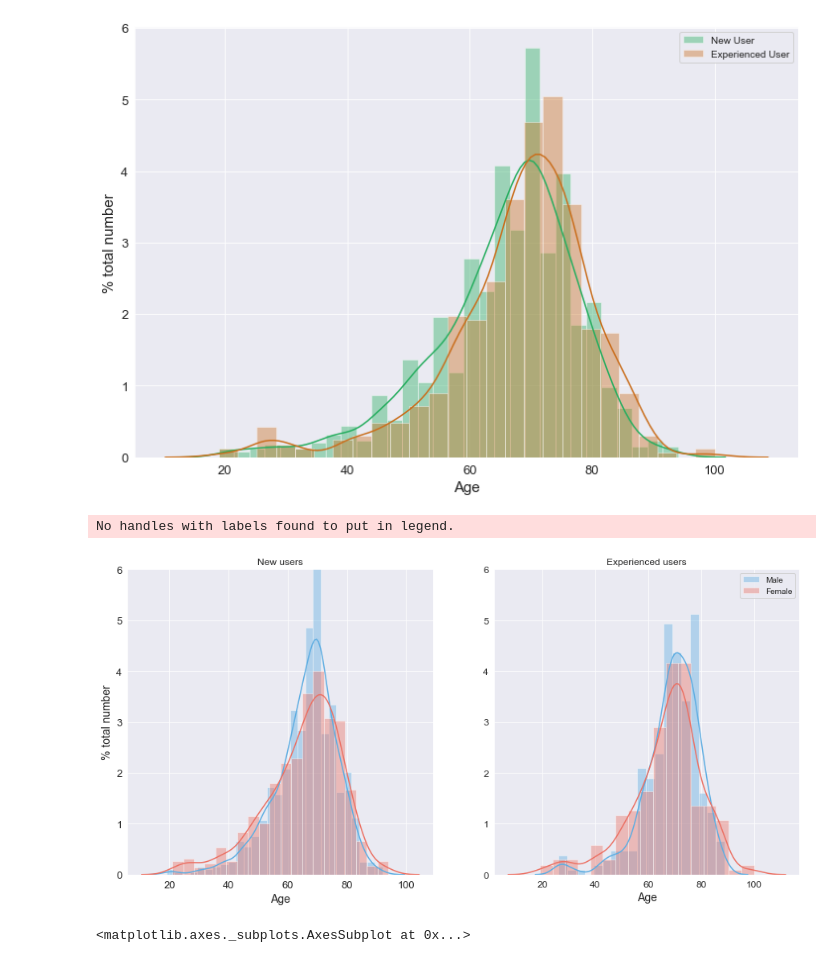
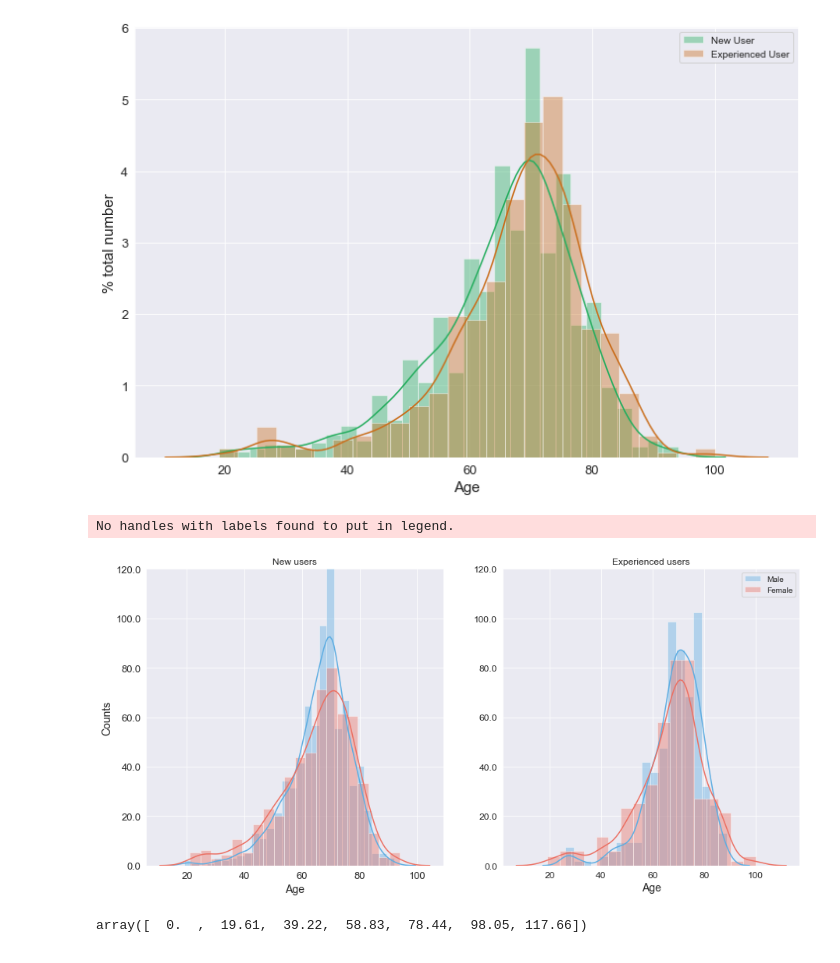
Before and after one commit to tobiaspiechowiak/BEAR_publications, a Jupyter notebook: Age distributions/Age distributions.ipynb, the cells around one changed output. Saved outputs shown, nothing was run; the diff lists cells and outputs as text; code cells hidden in the pictures.

```diff
--- a/Age distributions/Age distributions.ipynb
+++ b/Age distributions/Age distributions.ipynb
@@ -83,38 +83,38 @@ exp_female = exp_[exp_['sex'] == 2]
 fig, axes = plt.subplots(1,2)
 
 fig.set_figheight(7)
 fig.set_figwidth(15)
 
 sns.set_style('darkgrid')
 st = sns.axes_style('whitegrid')
 sns.distplot(new_male['age'],color= '#5DADE2',label='Male',ax = axes[0])
 sns.distplot(new_female['age'],color= '#EC7063',label='Female',ax = axes[0])
 axes[0].set_xlabel("Age",fontsize=14)
 axes[0].set_ylim([0, 0.06])
-axes[0].set_ylabel("% total number",fontsize=14)
+axes[0].set_ylabel("Counts",fontsize=14)
 axes[0].set_title('New users')
 axes[0].set_yticks([0, 0.01, 0.02, 0.03, 0.04, 0.05, 0.06])
-axes[0].set_yticklabels(['0','1','2','3','4','5','6'])
+axes[0].set_yticklabels(np.round(len(demographics)*np.array([0, 0.01, 0.02, 0.03, 0.04, 0.05, 0.06]),-1))
 axes[0].tick_params(labelsize=13)
 plt.legend()
 
 
 sns.distplot(exp_male['age'],color= '#5DADE2',label='Male',ax = axes[1])
 sns.distplot(exp_female['age'],color= '#EC7063',label='Female',ax = axes[1])
 axes[1].set_xlabel("Age",fontsize=14)
 axes[0].set_ylim([0, 0.06])
 axes[1].set_title('Experienced users')
 #axes[1].set_ylabel("% total number",fontsize=14)
 axes[1].set_yticks([0, 0.01, 0.02, 0.03, 0.04, 0.05, 0.06])
-axes[1].set_yticklabels(['0','1','2','3','4','5','6'])
+axes[1].set_yticklabels(np.round(len(demographics)*np.array([0, 0.01, 0.02, 0.03, 0.04, 0.05, 0.06]),-1))
 axes[1].tick_params(labelsize=12)
 plt.legend()
 
 fig.savefig('Age distribution for new vs. exp user.png', dpi=100)
 # %% [output]
 No handles with labels found to put in legend.
-[figure, old version]
+[figure, new version]
-# %%
-axes
-# %% [output]
-<matplotlib.axes._subplots.AxesSubplot at 0x...>
+# %%
+len(demographics)*np.array([0, 0.01, 0.02, 0.03, 0.04, 0.05, 0.06])
+# %% [output]
+array([  0.  ,  19.61,  39.22,  58.83,  78.44,  98.05, 117.66])
```
Also changed, not shown: parts of 1 cell of this notebook, 36 other files.
